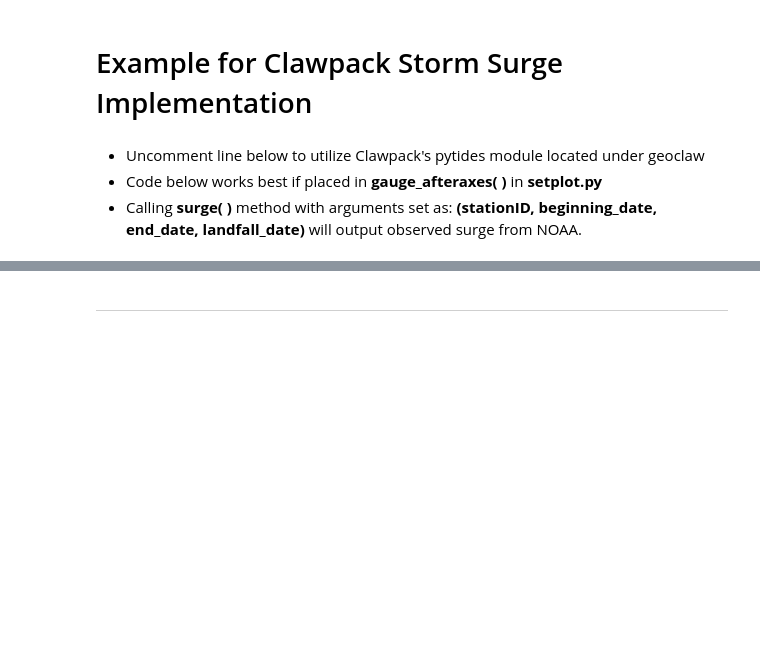
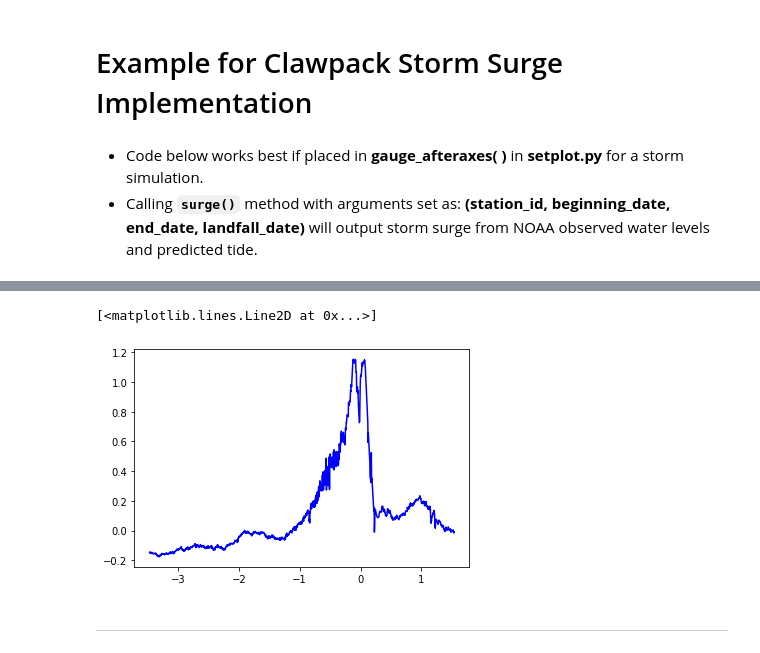
Before and after one commit to clawpack/apps, a Jupyter notebook: notebooks/geoclaw/Tide_Module_Examples.ipynb, the cells around one changed output, grey strips where cells are left out. Saved outputs shown, nothing was run; the diff lists cells and outputs as text; code cells hidden in the pictures; blank space fills up the shorter version.

```diff
--- a/notebooks/geoclaw/Tide_Module_Examples.ipynb
+++ b/notebooks/geoclaw/Tide_Module_Examples.ipynb
@@ -136,21 +165,21 @@ plt.show()
 # %% [markdown]
 # Example for Clawpack Storm Surge Implementation
 # %% [markdown]
-- Uncomment line below to utilize Clawpack's pytides module located under geoclaw
-- Code below works best if placed in <b>gauge_afteraxes( )</b> in <b>setplot.py</b>
-- Calling <b>surge( )</b> method with arguments set as: <b>(stationID, beginning_date, end_date, landfall_date)</b> will output observed surge from NOAA.
+- Code below works best if placed in <b>gauge_afteraxes( )</b> in <b>setplot.py</b> for a storm simulation.
+- Calling <code><b>surge()</b></code> method with arguments set as: <b>(station_id, beginning_date, end_date, landfall_date)</b> will output storm surge from NOAA observed water levels and predicted tide.
 # %%
 import clawpack.geoclaw.tide as tide
 import datetime
 # %%
 #Station Information
-stationID = '8518750'
+station_id = '8761724'
 
 #Beginning, End, Landfall Dates
-beg_date = datetime.datetime(2017,10,1,0,0)
-end_date = datetime.datetime(2017,10,5,0,0)
-landfall_date = datetime.datetime(2017,10,3,12,0)
+beg_date = datetime.datetime(2005, 8, 26)
+end_date = datetime.datetime(2005, 8, 31)
+landfall_date = datetime.datetime(2005, 8, 29, 11, 10)
 
 # Surge Prediction
-times, surge = tide.surge(stationID, beg_date, end_date, landfall_date)
+times, surge = tide.surge(station_id, beg_date, end_date, landfall_date)
 plt.plot(times, surge, color="b", label="Our Prediction")
+# %% [output]
@@ -157,3 +189,5 @@ plt.plot(times, surge, color="b", label="Our Prediction")
+[<matplotlib.lines.Line2D at 0x...>]
+[figure, added]
 # %% [markdown]
 *******************************************************************************************************************
 # %% [markdown]
```
Also changed, not shown: parts of 17 cells of this notebook.
